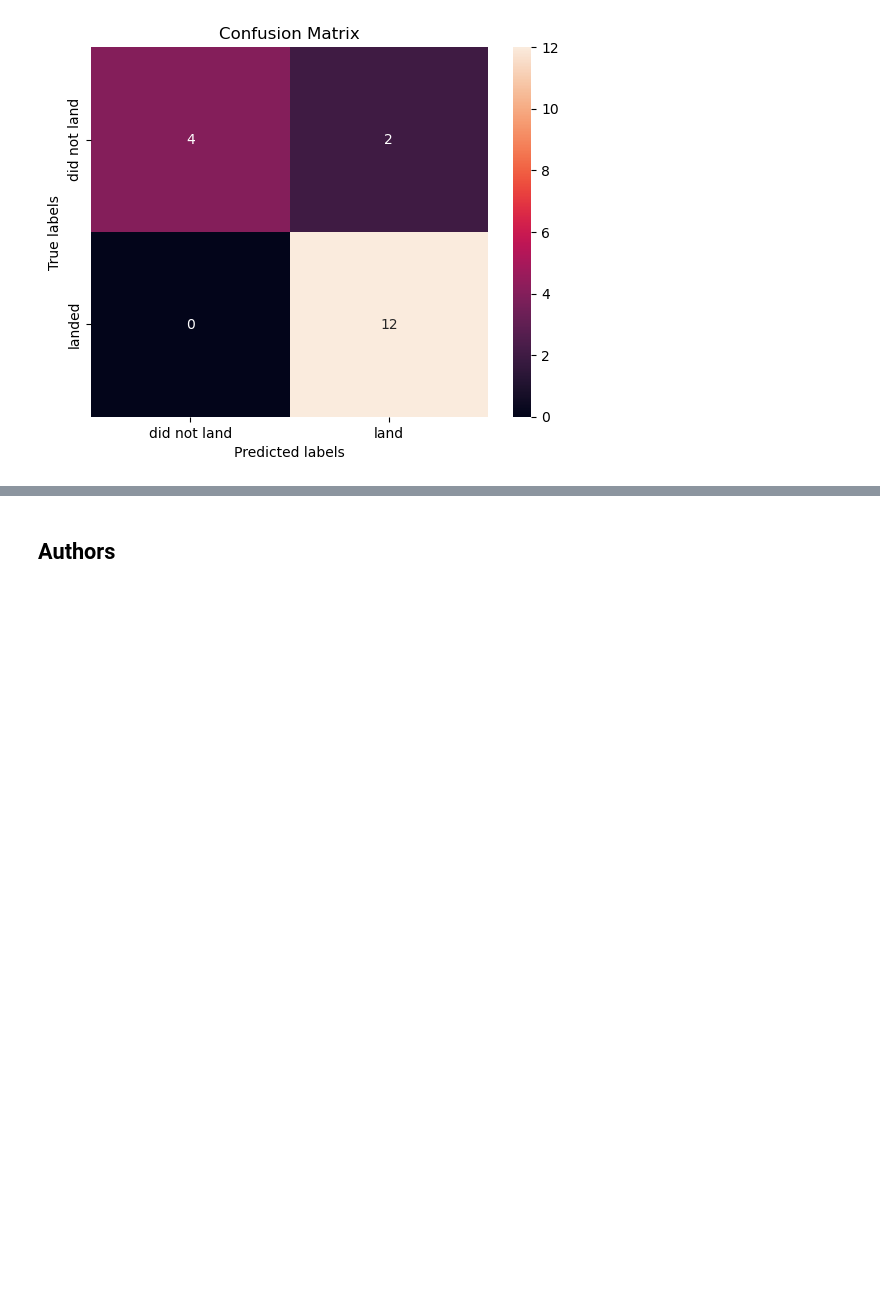
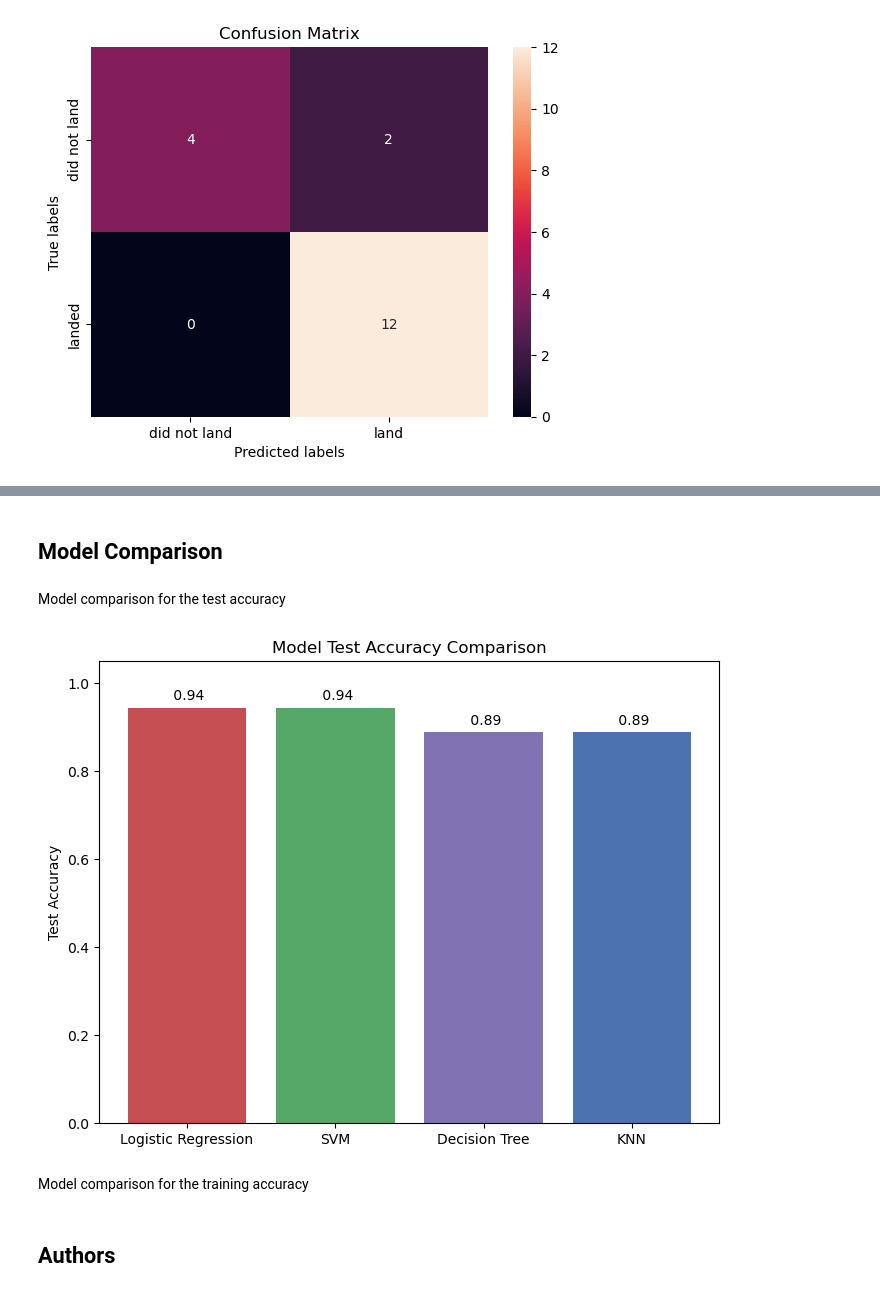
Before and after one commit to ItzChaBoiGhoza/rocket-landing-prediction, a Jupyter notebook: notebooks/SpaceX-Machine-Learning-Prediction.ipynb, the cells around one changed output, grey strips where cells are left out. Drawn from its saved outputs; the diff is of its cells as text; code cells hidden in the pictures; blank space fills up the shorter version.

```diff
--- a/notebooks/SpaceX-Machine-Learning-Prediction.ipynb
+++ b/notebooks/SpaceX-Machine-Learning-Prediction.ipynb
@@ -351,4 +351,28 @@ tree: 0.8333333333333334
 knn: 0.8888888888888888
+# %% [markdown]
+## Model Comparison
+# %% [markdown]
+Model comparison for the test accuracy
+# %%
+diff_models = ['Logistic Regression', 'SVM', 'Decision Tree', 'KNN']
+test_accuracies = [logreg_cv_test_accuracy, svm_cv_test_accuracy, tree_cv_test_accuracy, knn_cv_test_accuracy]
+
+plt.figure(figsize=(8,6))
+bars = plt.bar(diff_models, test_accuracies, color=['#C44E52', '#55A868', '#8172B3', '#4C72B0'])
+
+plt.title('Model Test Accuracy Comparison')
+plt.ylabel('Test Accuracy')
+
+plt.ylim(0, 1.05)
+
+for bar, acc in zip(bars, test_accuracies):
+    plt.text(bar.get_x() + bar.get_width()/2, bar.get_height() + 0.01, f'{acc: .2f}', ha='center', va='bottom')
+
+plt.show()
+# %% [output]
+[figure, added]
+# %% [markdown]
+Model comparison for the training accuracy
 # %% [markdown]
 ## Authors
 # %% [markdown]
```
Also changed, not shown: parts of 5 cells of this notebook.
